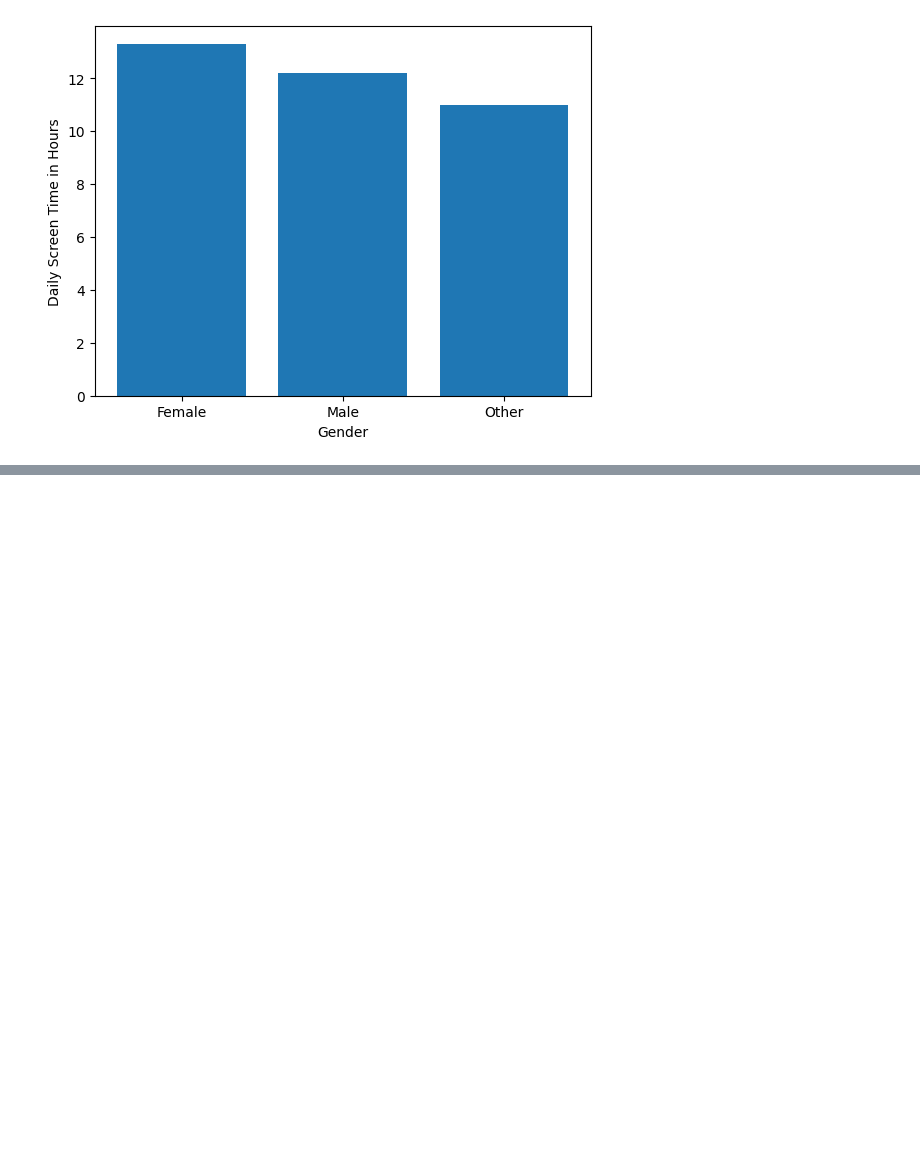
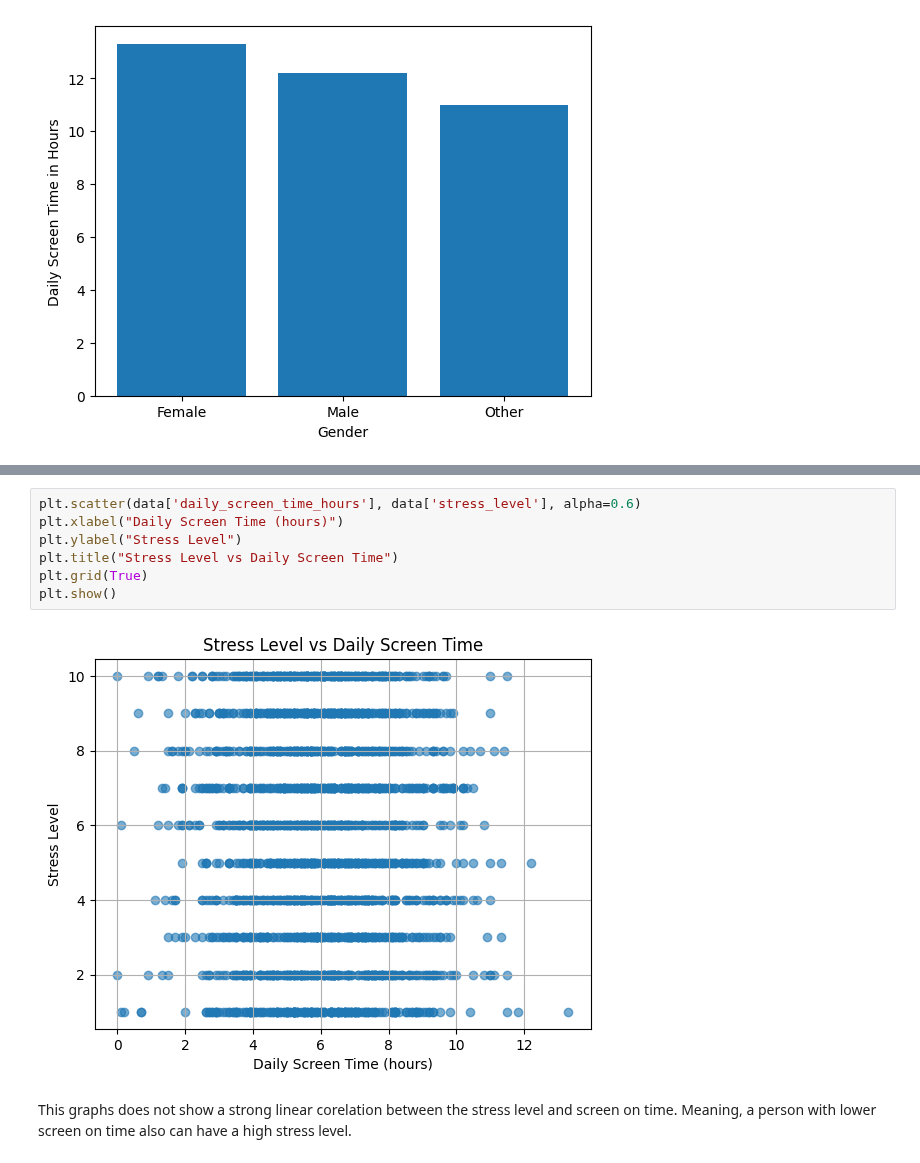
Before and after one commit to GENTLEW1ND/Python, a Jupyter notebook: screen-on-time-on-mental-health.ipynb, the cells around one changed output, grey strips where cells are left out. Cells and saved outputs as stored; diff of their text form; blank space fills up the shorter version.

```diff
--- a/screen-on-time-on-mental-health.ipynb
+++ b/screen-on-time-on-mental-health.ipynb
@@ -101,0 +157,12 @@ plt.show()
+# %%
+plt.scatter(data['daily_screen_time_hours'], data['stress_level'], alpha=0.6)
+plt.xlabel("Daily Screen Time (hours)")
+plt.ylabel("Stress Level")
+plt.title("Stress Level vs Daily Screen Time")
+plt.grid(True)
+plt.show()
+# %% [output]
+[figure, added]
+# %% [markdown]
+This graphs does not show a strong linear corelation between the stress level and screen on time.
+Meaning, a person with lower screen on time also can have a high stress level.
```
Also changed, not shown: parts of 5 cells of this notebook.
